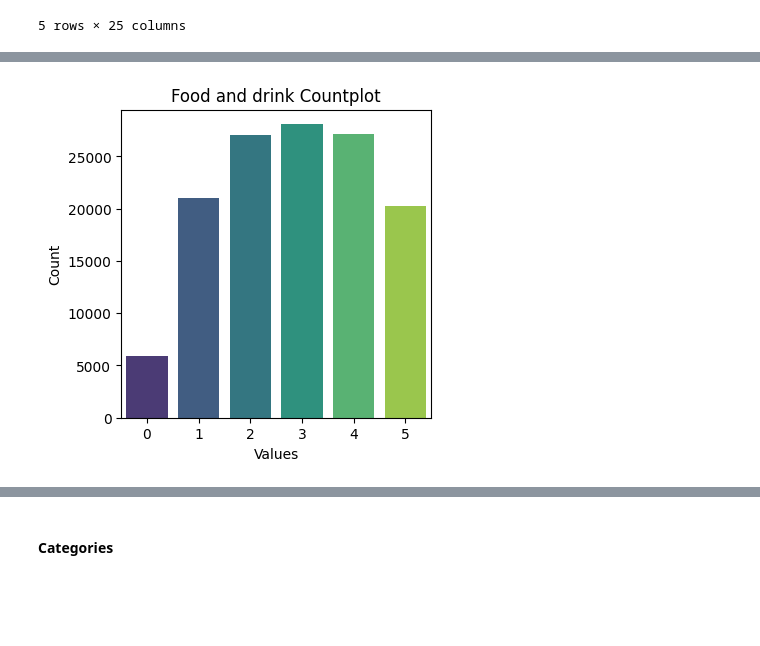
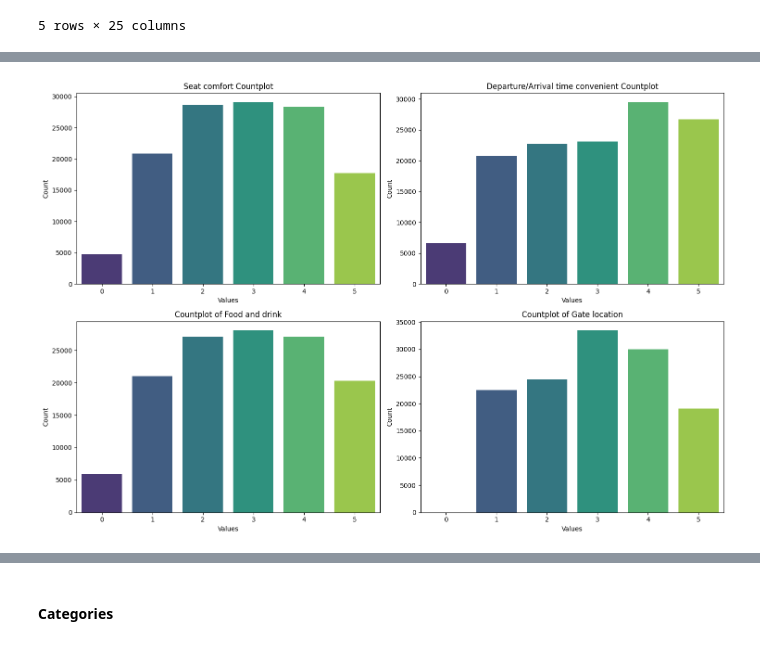
Before and after one commit to Lughaidh-w/Airline-Customer-Satisfaction, a Jupyter notebook: CA1.ipynb, the cells around one changed output, grey strips where cells are left out. Saved outputs shown, nothing was run; the diff lists cells and outputs as text; code cells hidden in the pictures; blank space fills up the shorter version.

```diff
--- a/CA1.ipynb
+++ b/CA1.ipynb
@@ -414,4 +427,13 @@ countplot(df, "Departure/Arrival time convenient", title="Departure/Arrival time
-# %%
-countplot(df, "Food and drink", title="Food and drink Countplot")
-# %% [output]
-[figure, removed]
+# %%
+# countplot of correlated facilities
+fig, axs = plt.subplots(2, 2, figsize=(15, 10))
+
+axs[0, 0] = countplot(df, "Seat comfort", title="Seat comfort Countplot", ax=axs[0, 0])
+axs[0, 1] = countplot(df, "Departure/Arrival time convenient", title="Departure/Arrival time convenient Countplot", ax=axs[0, 1])
+axs[1, 0] = countplot(df, "Food and drink", ax=axs[1, 0])
+axs[1, 1] = countplot(df, "Gate location", ax=axs[1, 1])
+
+plt.tight_layout()
+plt.show()
+# %% [output]
+[figure, added]
```
Also changed, not shown: parts of 92 cells of this notebook, 1 other file.
